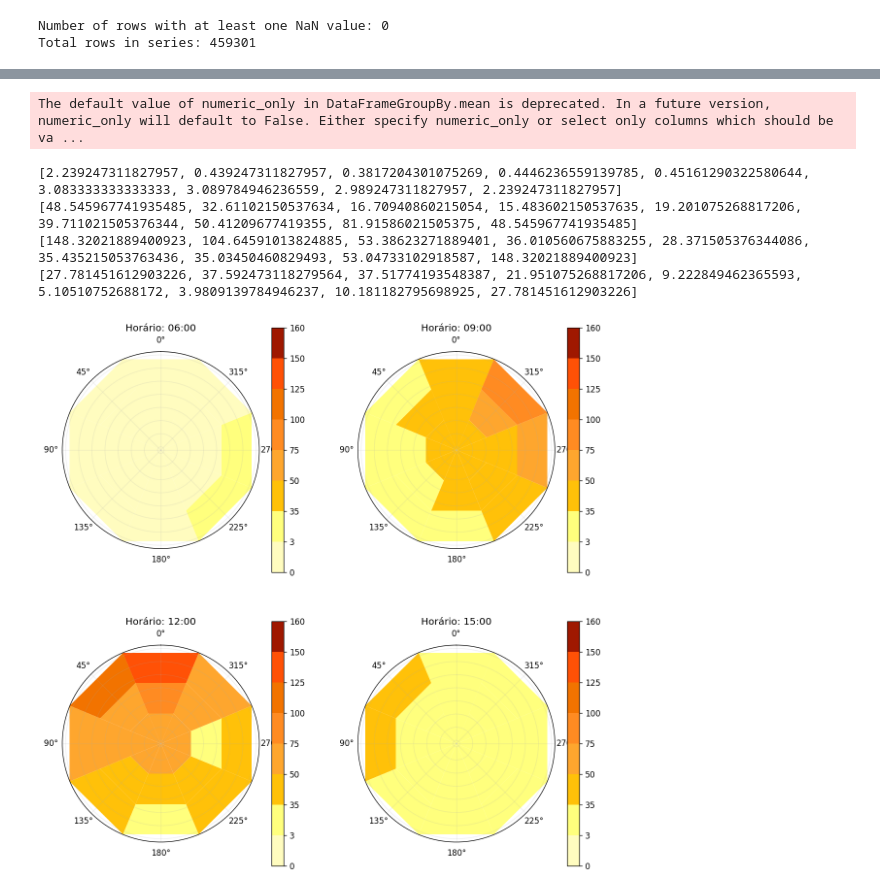
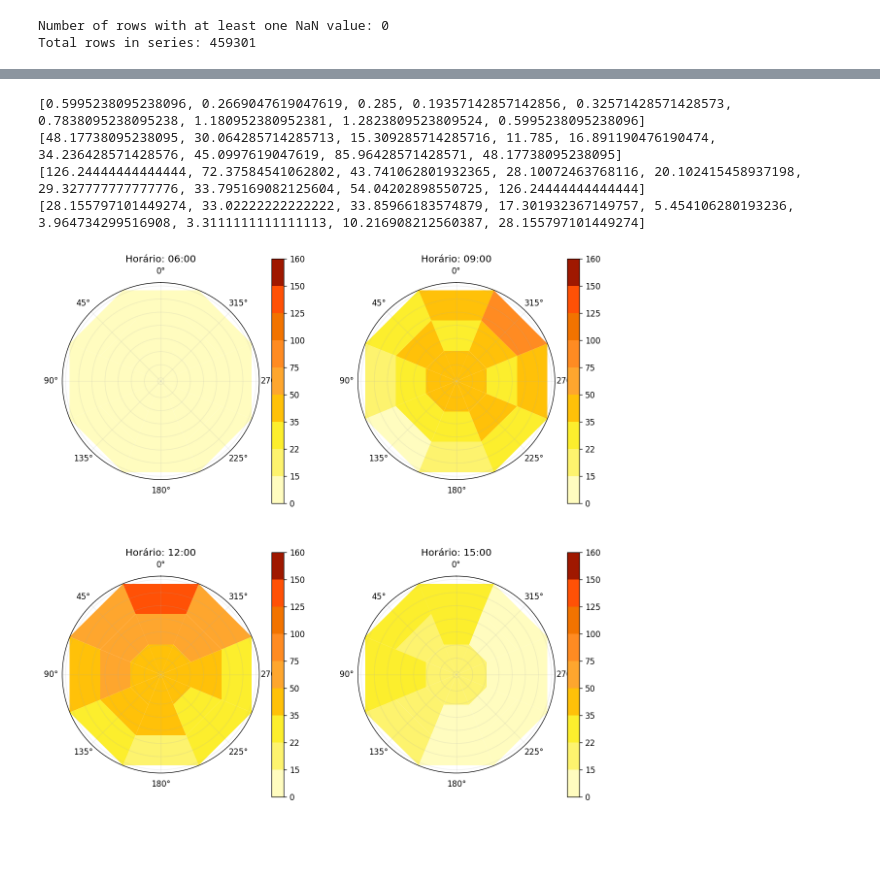
Before and after one commit to igordantasgf/analise_dados_microambientais, a Jupyter notebook: fly_eye_visualize.ipynb, the cells around one changed output, grey strips where cells are left out. Drawn from its saved outputs; the diff is of its cells as text; code cells hidden in the pictures; blank space fills up the shorter version.

```diff
--- a/fly_eye_visualize.ipynb
+++ b/fly_eye_visualize.ipynb
@@ -183,37 +182,36 @@ The get_cmap function was deprecated in Matplotlib 3.7 and will be removed two m
 # %%
 import matplotlib
 from matplotlib.colors import LinearSegmentedColormap
 import plotly.express as px
 
-dados_horarios = gerar_horarios_dia(labmim_backup, '2022-07-10', '2022-09-10')
+dados_horarios = gerar_horarios_dia(labmim_backup, '2022-06-01', '2022-08-10')
 fig, axs = plt.subplots(2,2,figsize=(12,12),dpi=120, subplot_kw=dict(projection='polar'))
 
-bounds = [0,3,35,50,75,100,125,150,160]
-colors = ['#fffcbf','#ffff7d','#ffc109','#fea62e','#ff8b22','#f27300','#ff5106','#dd2d00','#9f1800']
+bounds = [0,15,22,35,50,75,100,125,150,160]
+colors = ['#fffcbf','#FDF36E','#FCEE2D','#ffc109','#fea62e','#ff8b22','#f27300','#ff5106','#dd2d00','#9f1800']
 cmap = matplotlib.colors.ListedColormap(colors)
 norm = matplotlib.colors.BoundaryNorm(bounds, len(colors))
 
 #a = np.linspace(np.pi/2,2*np.pi+np.pi/2,8) # Sepação das partes em radianos
 a = np.linspace(0, 2*np.pi, 9)
 b = np.linspace(0,1,3) # Camadas por distancia ao centro
 
 for ax,x,hora in zip(axs.flat,dados_horarios,['06:00','09:00','12:00','15:00']):
   ctf = ax.pcolormesh(a, b, [list(x[0:8]) + list(x[0:1]), list(x[8:16]) + list(x[8:9]), list(x[16:24]) + list(x[16:17])], cmap=cmap, norm=norm, antialiased=True)
   ax.set_title('Horário: {}'.format(hora))
   print(list(x[16:24]) + list(x[16:17]))
   ax.set_theta_offset(np.pi/2)
   ax.set_yticklabels([])
   ax.grid(alpha=0.2)
   plt.colorbar(ctf)
 
 plt.show()
 # %% [output]
-The default value of numeric_only in DataFrameGroupBy.mean is deprecated. In a future version, numeric_only will default to False. Either specify numeric_only or select only columns which should be va ...
+[0.5995238095238096, 0.2669047619047619, 0.285, 0.19357142857142856, 0.32571428571428573, 0.7838095238095238, 1.180952380952381, 1.2823809523809524, 0.5995238095238096]
+[48.17738095238095, 30.064285714285713, 15.309285714285716, 11.785, 16.891190476190474, 34.236428571428576, 45.0997619047619, 85.96428571428571, 48.17738095238095]
+[126.24444444444444, 72.37584541062802, 43.741062801932365, 28.10072463768116, 20.102415458937198, 29.327777777777776, 33.795169082125604, 54.04202898550725, 126.24444444444444]
+[28.155797101449274, 33.02222222222222, 33.85966183574879, 17.301932367149757, 5.454106280193236, 3.964734299516908, 3.3111111111111113, 10.216908212560387, 28.155797101449274]
-[2.239247311827957, 0.439247311827957, 0.3817204301075269, 0.4446236559139785, 0.45161290322580644, 3.083333333333333, 3.089784946236559, 2.989247311827957, 2.239247311827957]
-[48.545967741935485, 32.61102150537634, 16.70940860215054, 15.483602150537635, 19.201075268817206, 39.711021505376344, 50.41209677419355, 81.91586021505375, 48.545967741935485]
-[148.32021889400923, 104.64591013824885, 53.38623271889401, 36.010560675883255, 28.371505376344086, 35.435215053763436, 35.03450460829493, 53.04733102918587, 148.32021889400923]
-[27.781451612903226, 37.592473118279564, 37.51774193548387, 21.951075268817206, 9.222849462365593, 5.10510752688172, 3.9809139784946237, 10.181182795698925, 27.781451612903226]
-[figure, old version]
+[figure, new version]
 # %%
 #@markdown Plot interativo
 directions = pd.Series(['N','NW', 'W', 'SW', 'S', 'SE', 'E', 'NE','N','NW', 'W', 'SW', 'S', 'SE', 'E', 'NE','N','NW', 'W', 'SW', 'S', 'SE', 'E', 'NE'], dados_horarios[0].index, name='directions')
```
Also changed, not shown: parts of 1 cell of this notebook.
